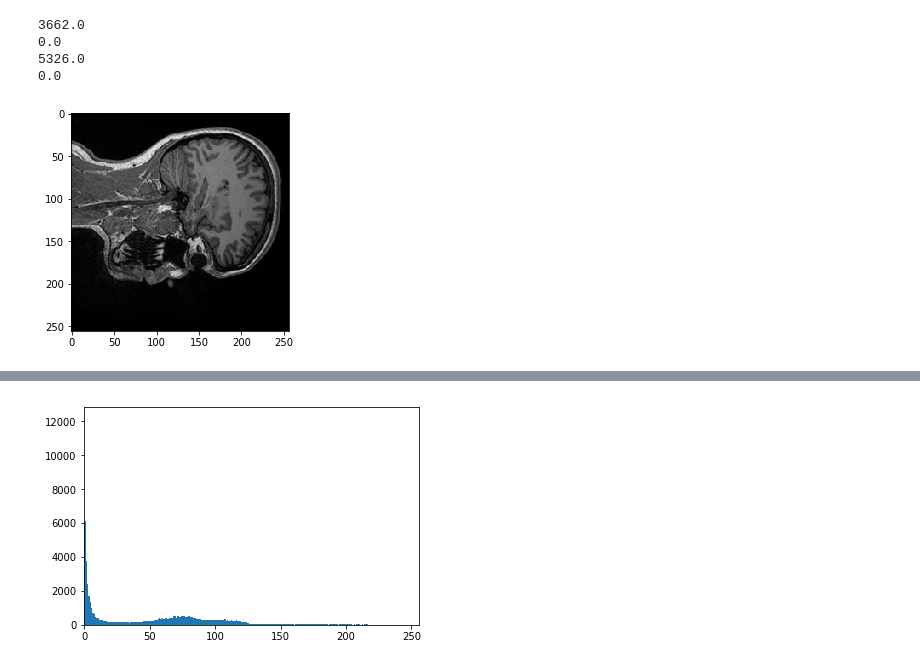
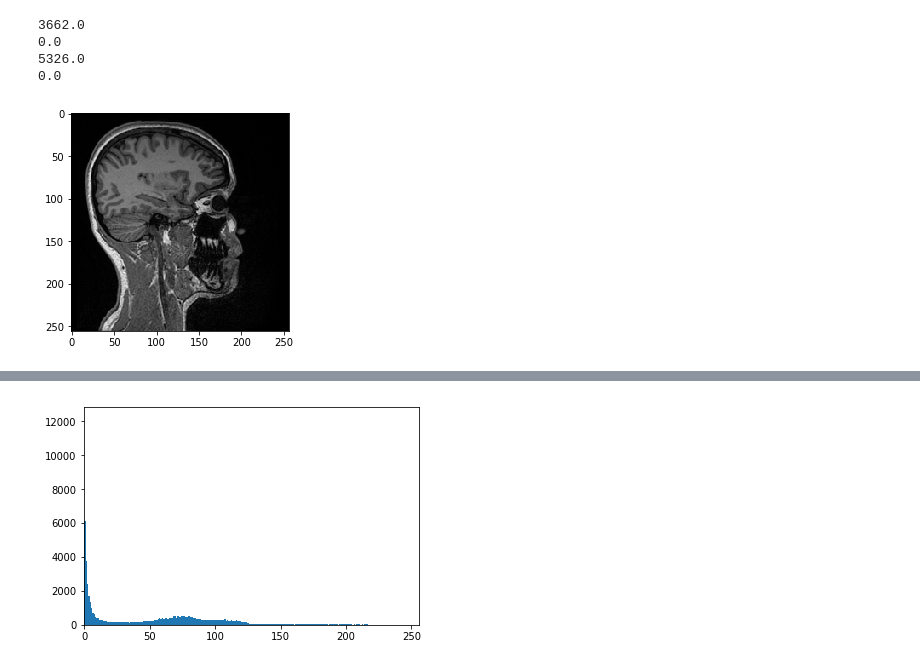
Before and after one commit to nathan-14200/wsbim2243, a Jupyter notebook: wsbim2243 - notebook.ipynb, the cells around one changed output, grey strips where cells are left out. Saved outputs shown, nothing was run; the diff lists cells and outputs as text; code cells hidden in the pictures.

```diff
--- a/wsbim2243 - notebook.ipynb
+++ b/wsbim2243 - notebook.ipynb
@@ -50,11 +50,14 @@ print(data.min())
 # %%
 import matplotlib.pyplot as plt
 import numpy as np
 
+#Rotate images
+for i in range(len(data)):
+    data[i] = np.rot90(data[i],axes=(-2,-1))
 
 #plt.imshow(data[50], interpolation='nearest')
 plt.imshow(data[50], cmap='gray')
 plt.show()
 # %% [output]
-[figure, old version]
+[figure, new version]
 # %%
```
Also changed, not shown: parts of 6 cells of this notebook.
